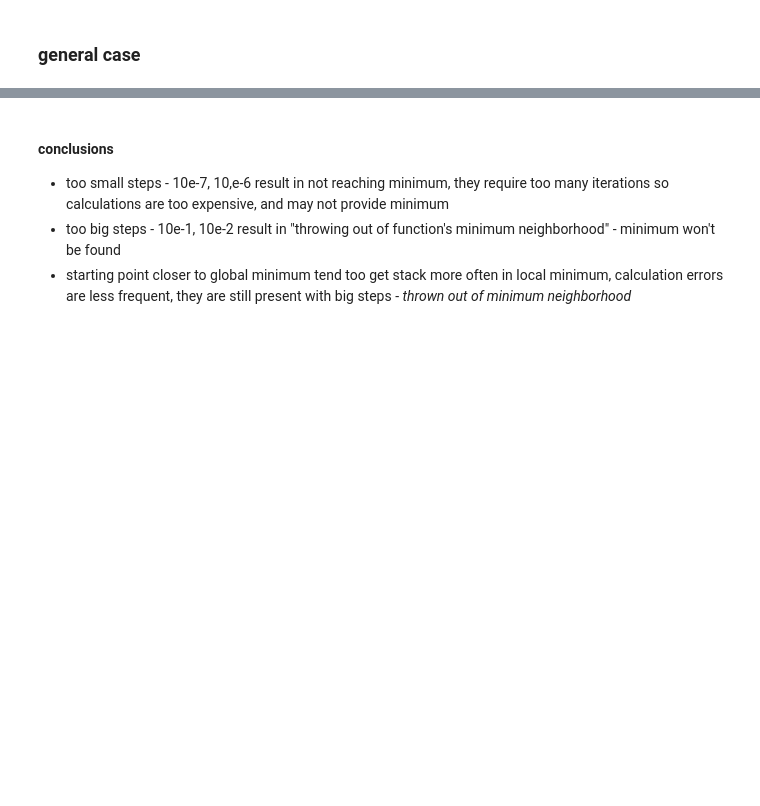
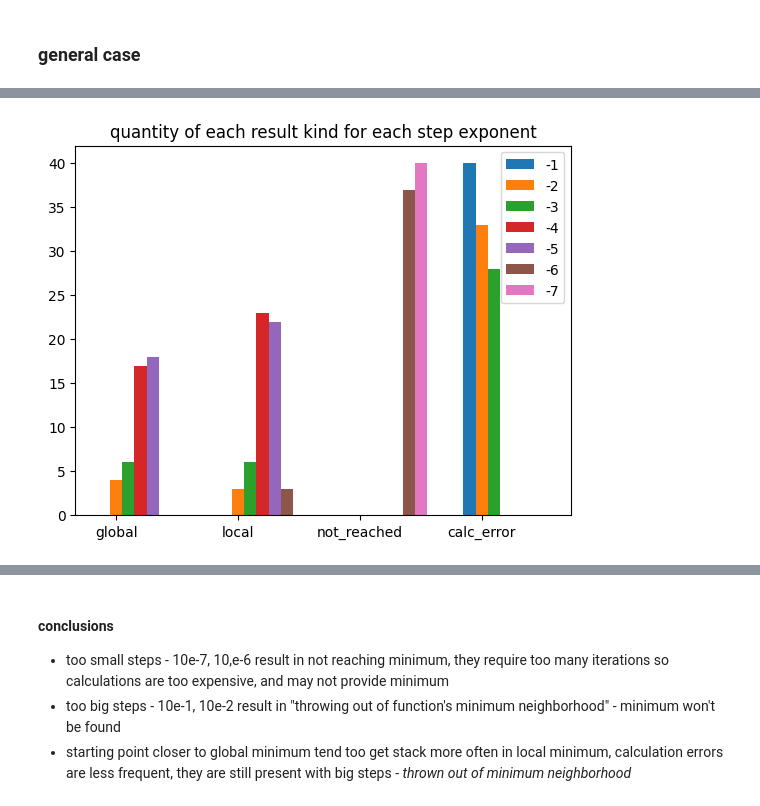
Before and after one commit to wz7475/gradient-descent, a Jupyter notebook: lab1_v2.ipynb, the cells around one changed output, grey strips where cells are left out. Saved outputs shown, nothing was run; the diff lists cells and outputs as text; code cells hidden in the pictures; blank space fills up the shorter version.

```diff
--- a/lab1_v2.ipynb
+++ b/lab1_v2.ipynb
@@ -308,0 +357,4 @@ plot_general_case_range(-5, 5, 80)
+# %%
+plot_general_case_range(f_set_20)
+# %% [output]
+[figure, added]
```
Also changed, not shown: parts of 28 cells of this notebook, 6 other files.
